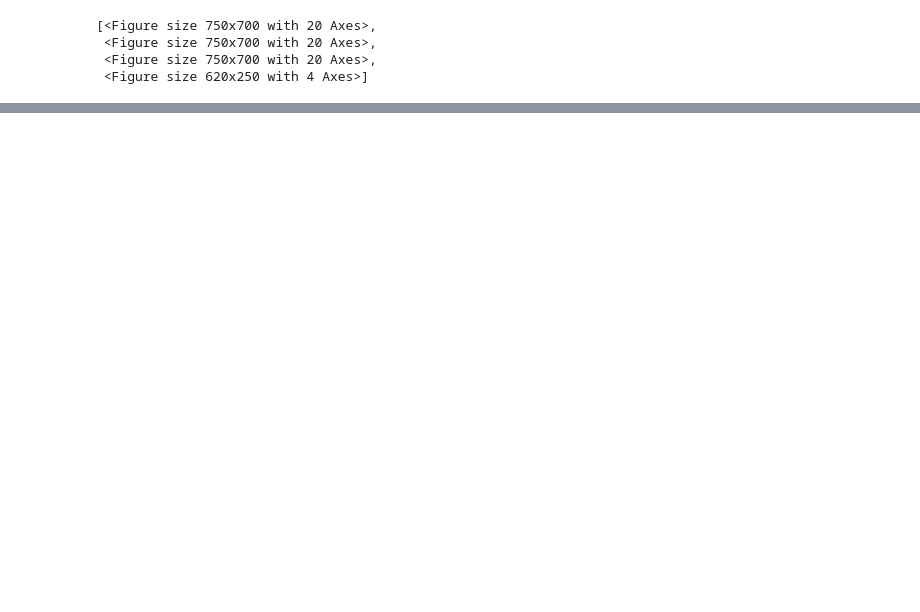
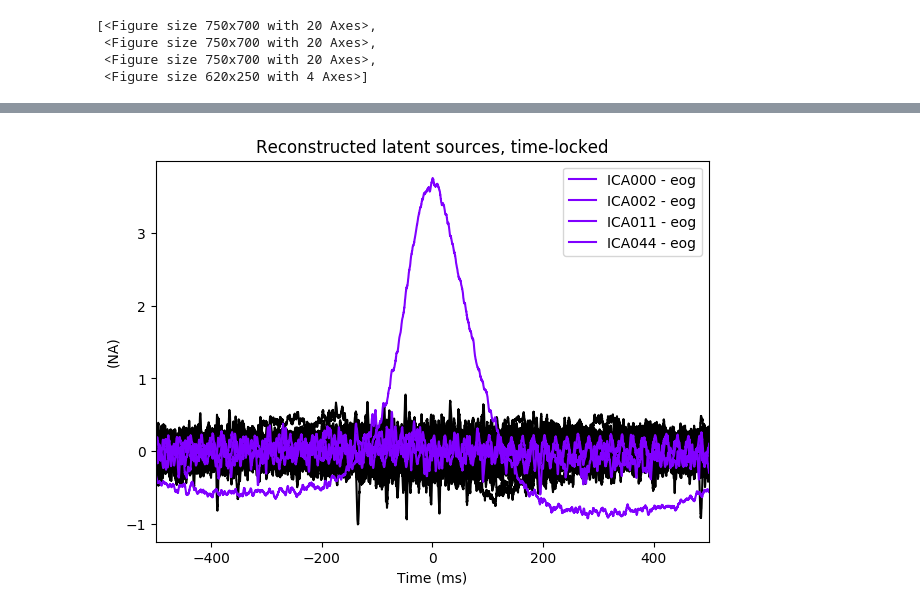
Before and after one commit to eegAnalyzeTeam/eegAnalyze, a Jupyter notebook: eeg_eyemvmt.ipynb, the cells around one changed output, grey strips where cells are left out. Cells and saved outputs as stored; diff of their text form; code cells hidden in the pictures; blank space fills up the shorter version.

```diff
--- a/eeg_eyemvmt.ipynb
+++ b/eeg_eyemvmt.ipynb
@@ -71,2 +50,7 @@ Fitting ICA took 136.5s.
 # %%
 from mne.preprocessing import create_eog_epochs, create_ecg_epochs
+# %%
+# 以下分别选取Fp1，Fp2作为判断是否为眼电伪迹的标准，最终将最符合的合并起来作为最终眼电伪迹处理对象
+eog_average = create_eog_epochs(raw_tmp1, ch_name='Fp1').average()
+eog_epochs = create_eog_epochs(raw_tmp1, ch_name='Fp1')
+eog_inds, scores = ica_tmp1.find_bads_eog(eog_epochs, ch_name='Fp1')
@@ -72,0 +75,6 @@ from mne.preprocessing import create_eog_epochs, create_ecg_epochs
+# %%
+ica_tmp1.plot_sources(eog_average, exclude=eog_inds)
+# 由图中可确定出哪一个是眼电伪迹（即陡峰），这里点击陡峰图线为ICA011
+# 与大脑图像也相符合
+# %% [output]
+[figure, added]
```
Also changed, not shown: parts of 25 cells of this notebook.
